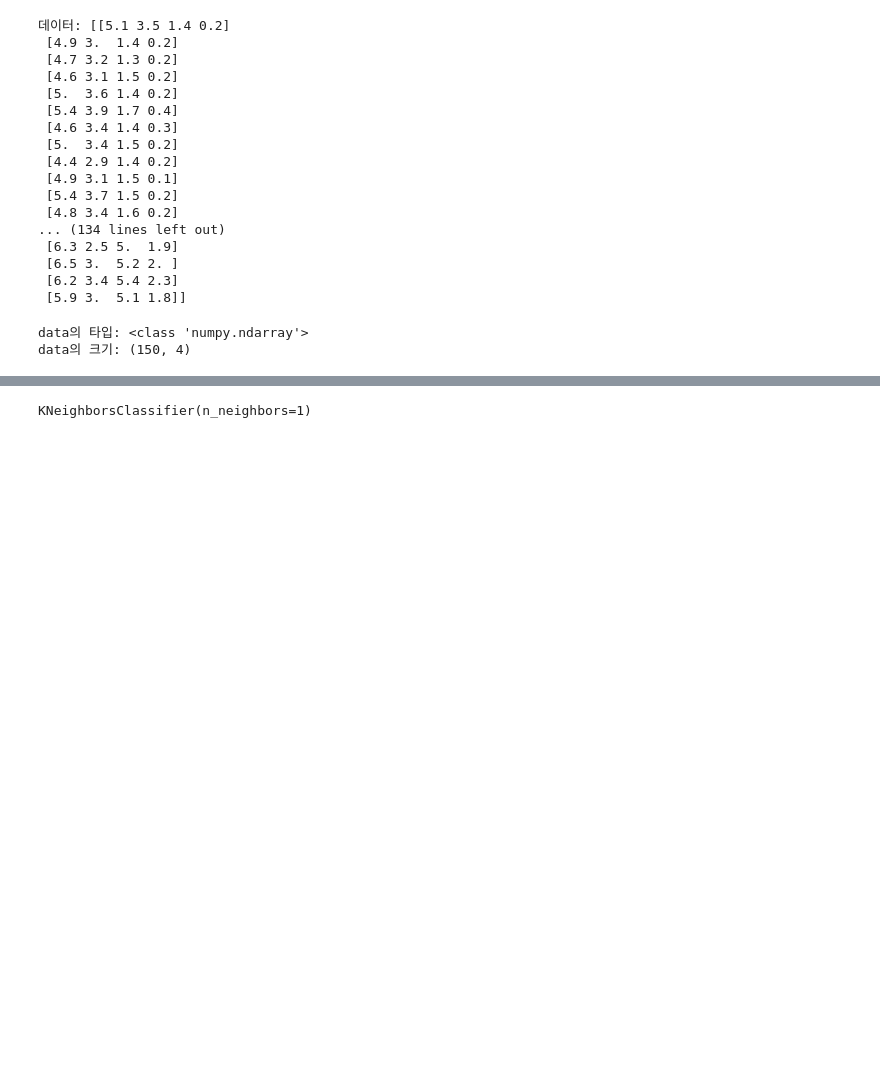
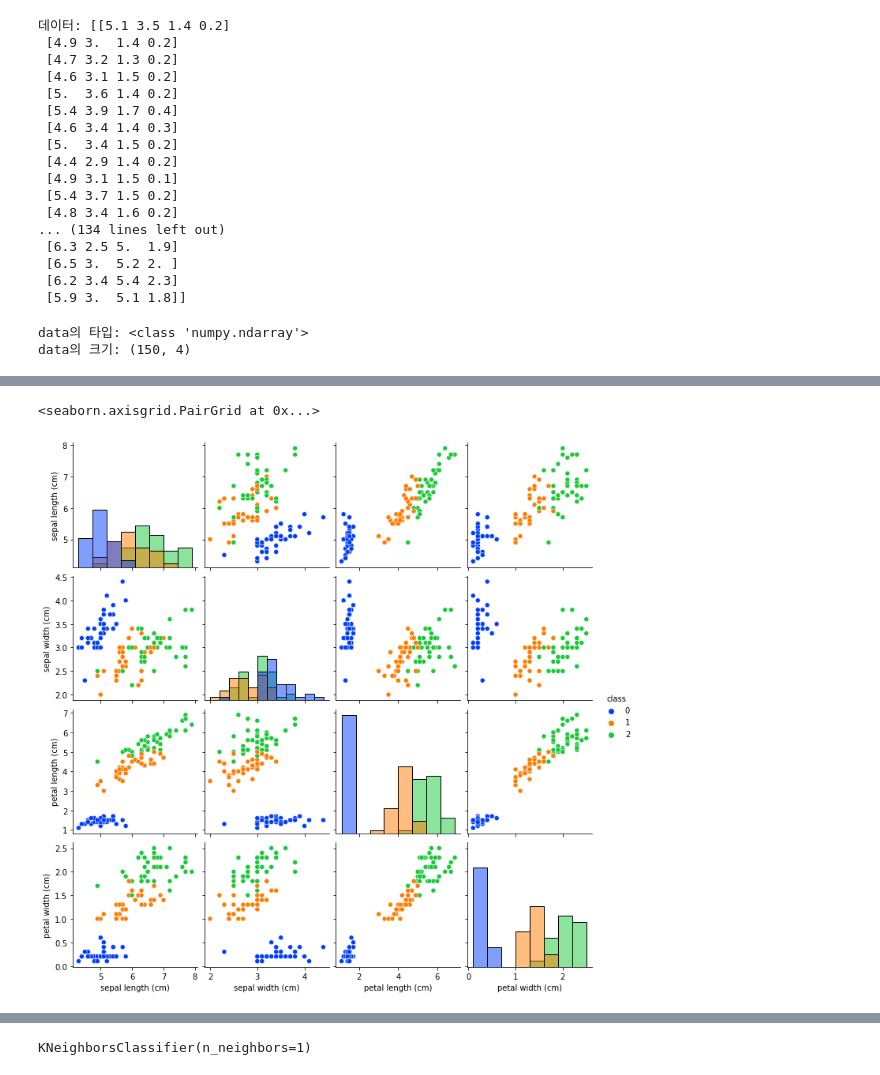
Before and after one commit to comet08/Machine_Learning, a Jupyter notebook: knn/Iris.ipynb, the cells around one changed output, grey strips where cells are left out. Cells and saved outputs as stored; diff of their text form; code cells hidden in the pictures; blank space fills up the shorter version.

```diff
--- a/knn/Iris.ipynb
+++ b/knn/Iris.ipynb
@@ -130,0 +161,16 @@ array([[<AxesSubplot:xlabel='sepal length (cm)', ylabel='sepal length (cm)'>,
+# %%
+import seaborn as sns
+
+snsdata = iris_dataframe
+snsdata['class'] = y_train
+
+sns.pairplot(snsdata, diag_kind='hist',
+            hue='class', palette='bright')
+
+#산점도 행렬을 그려주는 다른 라이브러리 seaborn
+#feature data와 그에 따른 class를 합쳐서 데이터로 주고
+#구분은 class로
+#diag_kind = 대각원소의 다이어그램 종류로 hist는 히스토그램.
+# %% [output]
+<seaborn.axisgrid.PairGrid at 0x...>
+[figure, added]
```
Also changed, not shown: parts of 25 cells of this notebook.
